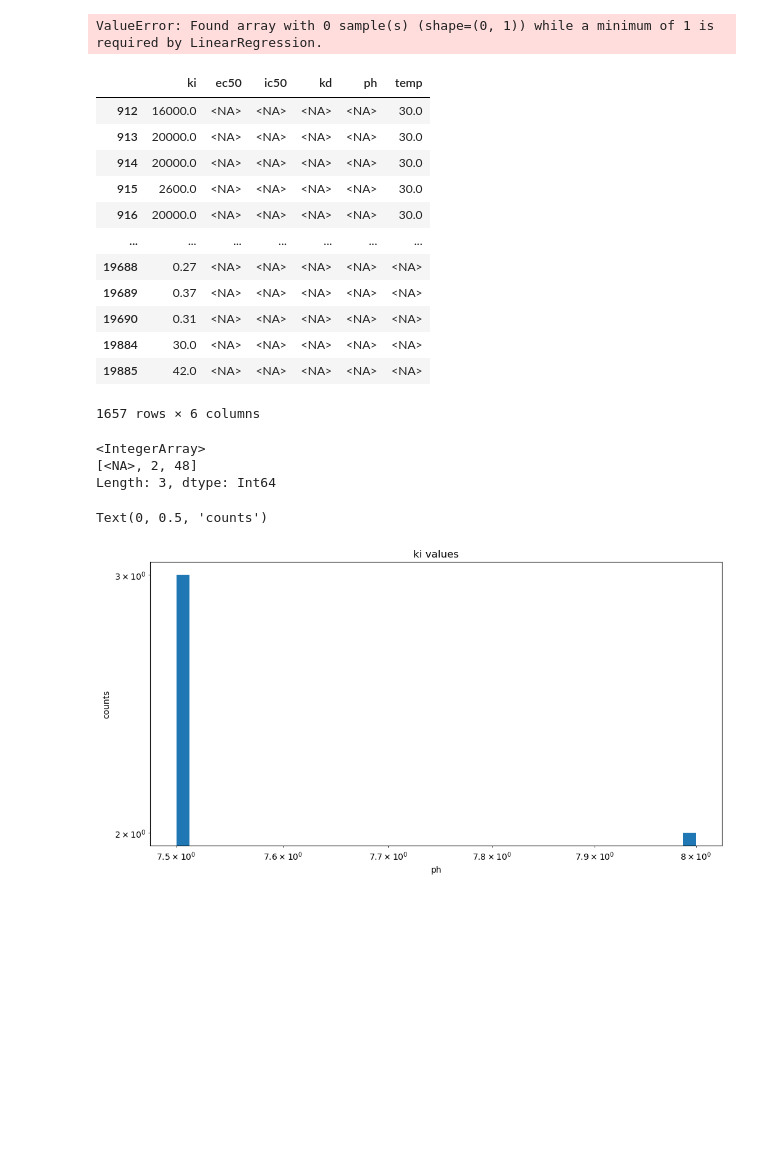
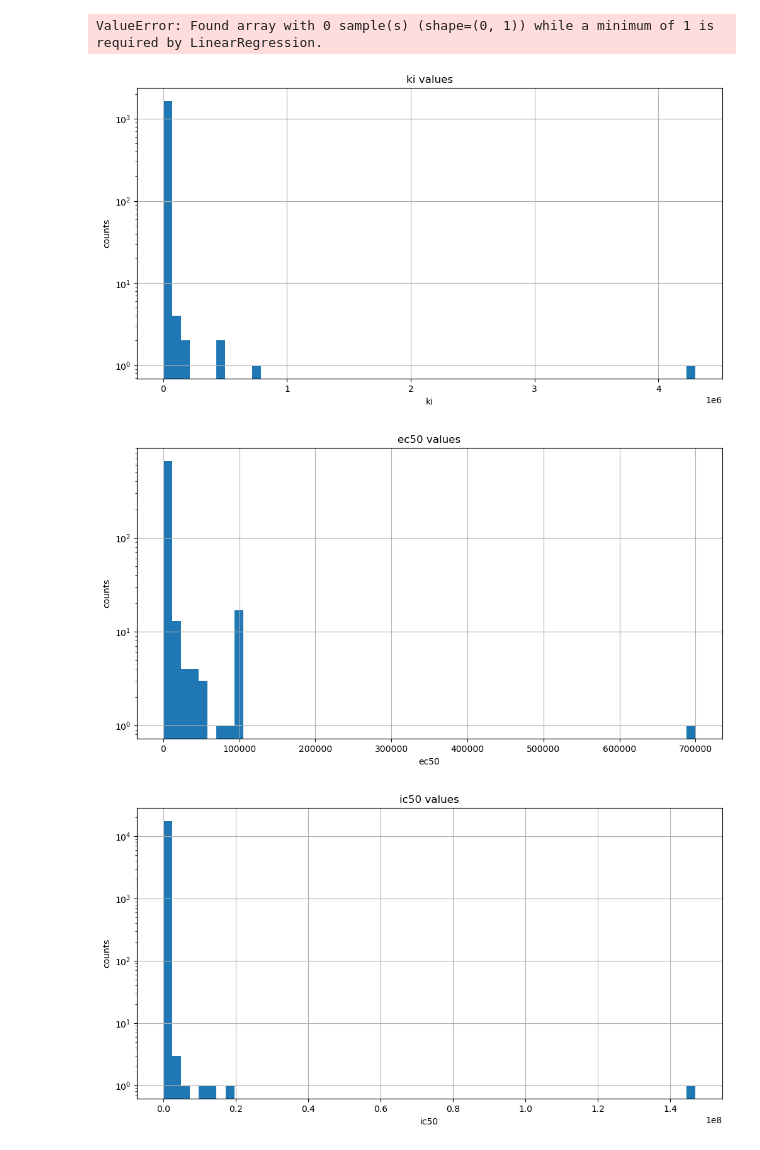
Before and after one commit to epfl-ada/ada-2024-project-hyperbabbage, a Jupyter notebook: chemical_analysis.ipynb, the cells around one changed output. Drawn from its saved outputs; the diff is of its cells as text; code cells hidden in the pictures; blank space fills up the shorter version.

```diff
--- a/chemical_analysis.ipynb
+++ b/chemical_analysis.ipynb
@@ -418,40 +478,17 @@ temp    0
 dtype: int64
 Size of the filtered df: (0, 6)
 ValueError: Found array with 0 sample(s) (shape=(0, 1)) while a minimum of 1 is required by LinearRegression.
-# %%
-mask = chemical_par_df.iloc[:, 0].notna()
-filtered_chemical_df = chemical_par_df[mask]
-filtered_chemical_df
-# %% [output]
-|  | ki | ec50 | ic50 | kd | ph | temp |
-| 912 | 16000.0 | <NA> | <NA> | <NA> | <NA> | 30.0 |
-| 913 | 20000.0 | <NA> | <NA> | <NA> | <NA> | 30.0 |
-| 914 | 20000.0 | <NA> | <NA> | <NA> | <NA> | 30.0 |
-| 915 | 2600.0 | <NA> | <NA> | <NA> | <NA> | 30.0 |
-| 916 | 20000.0 | <NA> | <NA> | <NA> | <NA> | 30.0 |
-| ... | ... | ... | ... | ... | ... | ... |
-| 19688 | 0.27 | <NA> | <NA> | <NA> | <NA> | <NA> |
-| 19689 | 0.37 | <NA> | <NA> | <NA> | <NA> | <NA> |
-| 19690 | 0.31 | <NA> | <NA> | <NA> | <NA> | <NA> |
-| 19884 | 30.0 | <NA> | <NA> | <NA> | <NA> | <NA> |
-| 19885 | 42.0 | <NA> | <NA> | <NA> | <NA> | <NA> |
-1657 rows × 6 columns
-# %%
-counts = filtered_chemical_df.apply(pd.Series.value_counts)
-counts["temp"].unique()
-# %% [output]
-<IntegerArray>
-[<NA>, 2, 48]
-Length: 3, dtype: Int64
 # %%
-plt.figure(figsize=(12,6))
-filtered_chemical_df["ph"].hist(bins = 40)
-plt.xticks(np.arange(15))
-plt.title("ki values")
-plt.xlabel("ph")
-plt.yscale("log")
-plt.xscale("log")
-plt.ylabel("counts")
+for col in chemical_par_df.columns:
+    plt.figure(figsize=(12,6))
+    chemical_par_df[col].hist(bins = 60)
+    plt.title(col +" values")
+    plt.xlabel(col)
+    plt.yscale("log")
+    plt.ylabel("counts")
+    plt.grid(True)
+    plt.show()
 # %% [output]
-Text(0, 0.5, 'counts')
-[figure, old version]
+[figure, new version]
+[figure, added]
+[figure, added]
```
Also changed, not shown: parts of 11 cells of this notebook, 2 other files.
